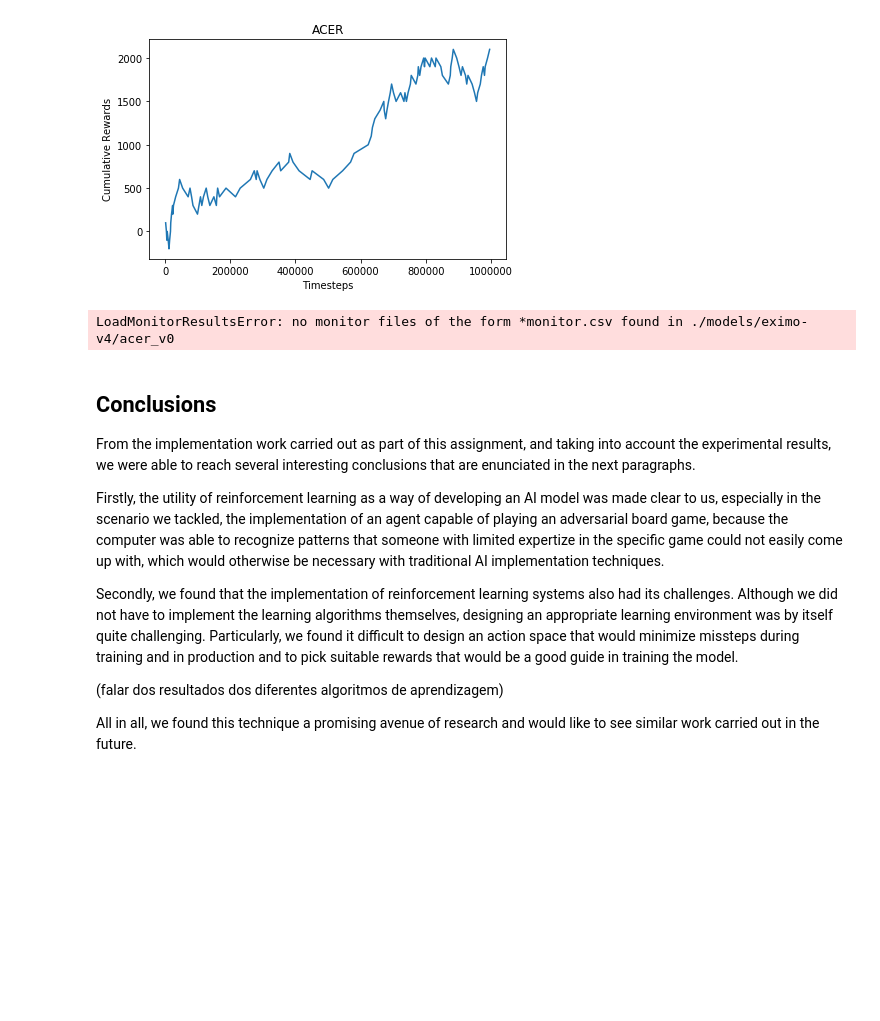
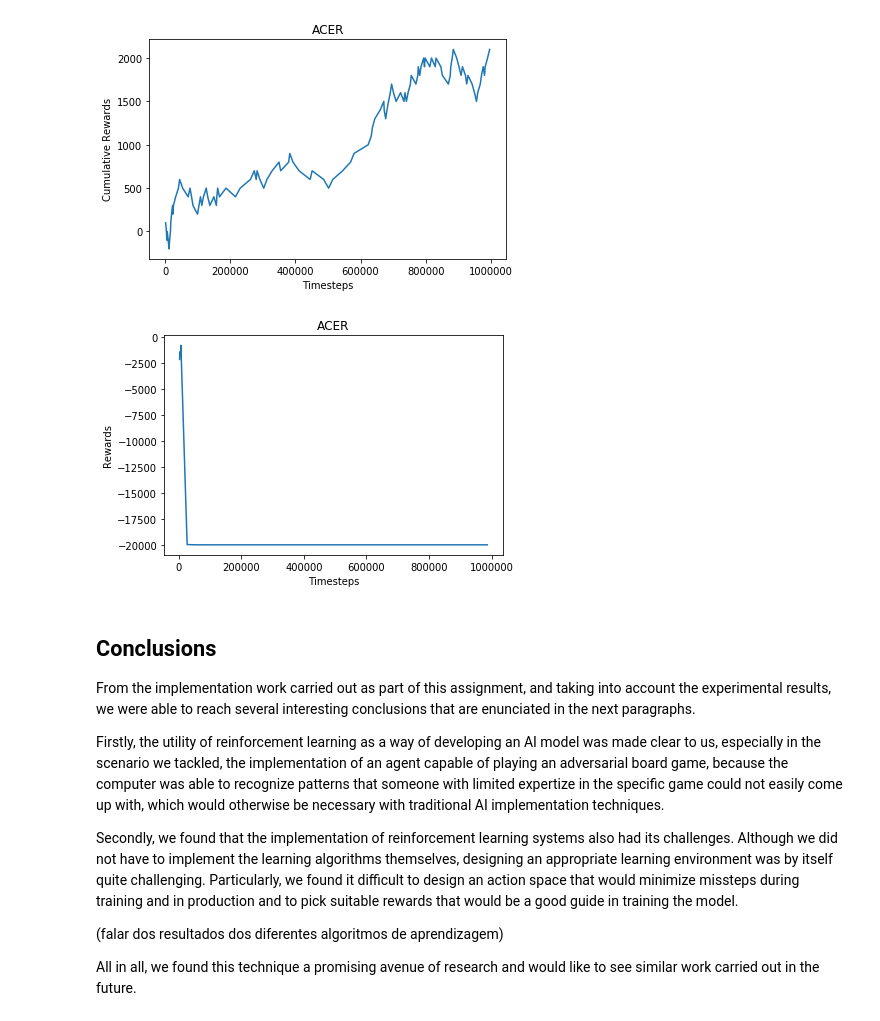
Before and after one commit to vitorhugo13/feup-iart, a Jupyter notebook: proj02/notebook.ipynb, the cells around one changed output. Cells and saved outputs as stored; diff of their text form; code cells hidden in the pictures; blank space fills up the shorter version.

```diff
--- a/proj02/notebook.ipynb
+++ b/proj02/notebook.ipynb
@@ -374,7 +425,7 @@ cumulative_plot('./models/eximo-v3/acer_v0', 'ACER')
 # %%
 # env = eximo-v4
 # all default settings
 
-cumulative_plot('./models/eximo-v4/acer_v0', 'ACER')
+regular_plot('./models/eximo-v4/acer_v0', 'ACER')
 # %% [output]
-LoadMonitorResultsError: no monitor files of the form *monitor.csv found in ./models/eximo-v4/acer_v0
+[figure, added]
```
Also changed, not shown: parts of 13 cells of this notebook, 6 other files.
